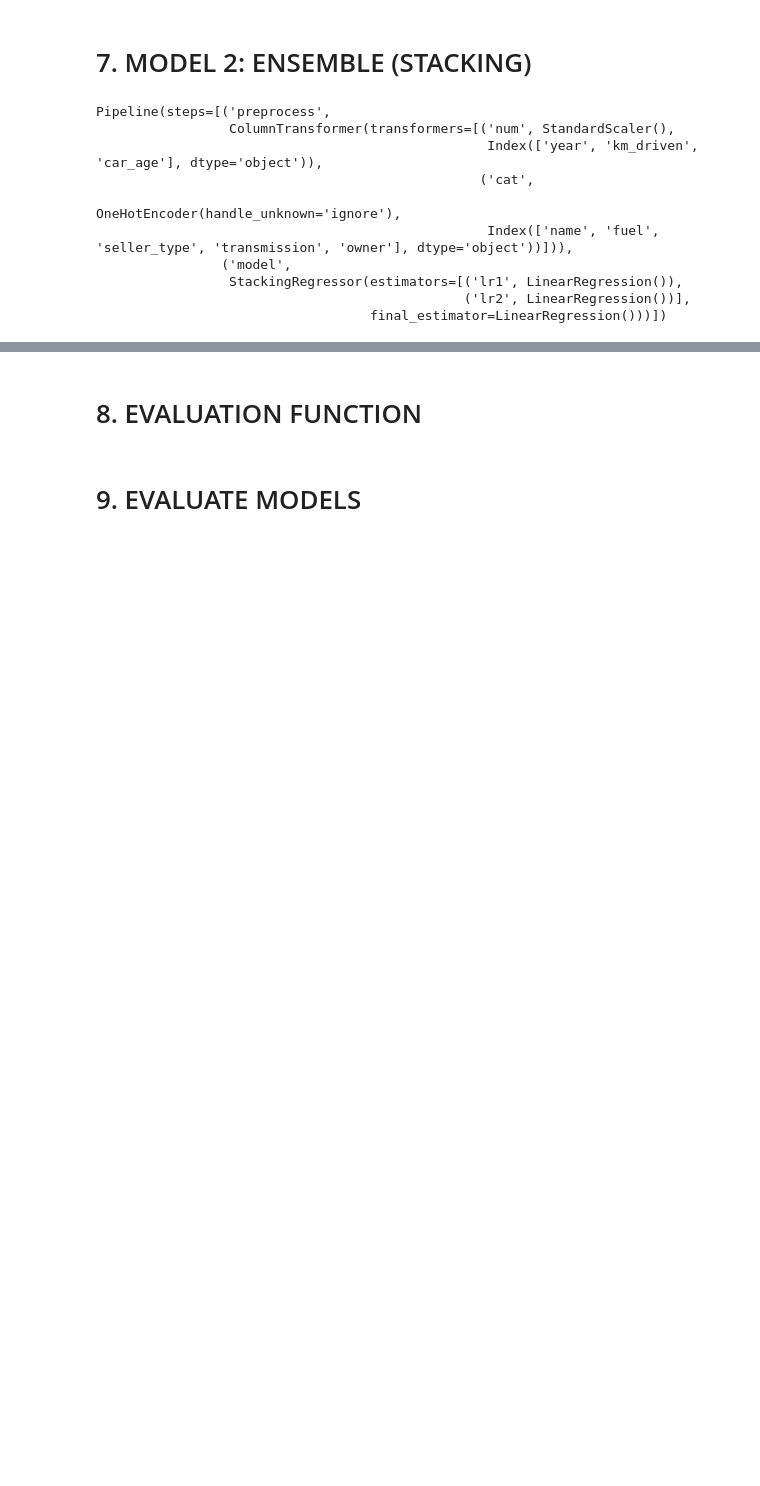
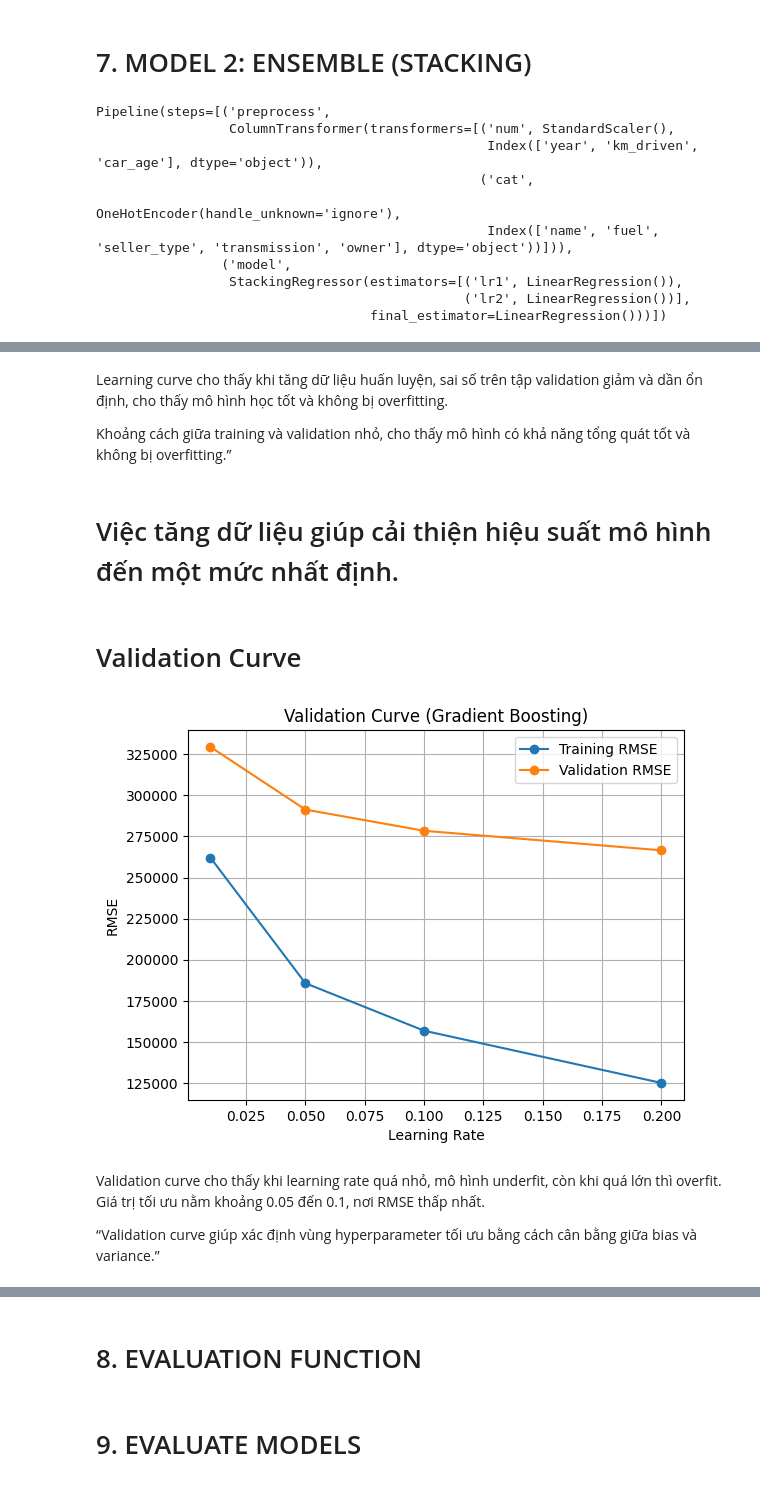
Before and after one commit to hoangchaulanbao/HocmayNC, a Jupyter notebook: Du_doan_gia_xe_o_to.ipynb, the cells around one changed output, grey strips where cells are left out. Cells and saved outputs as stored; diff of their text form; code cells hidden in the pictures; blank space fills up the shorter version.

```diff
--- a/Du_doan_gia_xe_o_to.ipynb
+++ b/Du_doan_gia_xe_o_to.ipynb
@@ -706,0 +1009,48 @@ Pipeline(steps=[('preprocess',
+# %% [markdown]
+Learning curve cho thấy khi tăng dữ liệu huấn luyện, sai số trên tập validation giảm và dần ổn định, cho thấy mô hình học tốt và không bị overfitting.
+
+Khoảng cách giữa training và validation nhỏ, cho thấy mô hình có khả năng tổng quát tốt và không bị overfitting.”
+# %% [markdown]
+# Việc tăng dữ liệu giúp cải thiện hiệu suất mô hình đến một mức nhất định.
+# %% [markdown]
+# Validation Curve
+# %%
+from sklearn.model_selection import validation_curve
+import numpy as np
+import matplotlib.pyplot as plt
+
+param_range = [0.01, 0.05, 0.1, 0.2]
+
+train_scores, val_scores = validation_curve(
+    best_gb,   # hoặc gb_pipeline nếu chưa tune
+    X,
+    y,
+    param_name="model__learning_rate",
+    param_range=param_range,
+    cv=5,
+    scoring='neg_root_mean_squared_error',
+    n_jobs=-1
+)
+
+# chuyển sang RMSE
+train_rmse = -train_scores.mean(axis=1)
+val_rmse = -val_scores.mean(axis=1)
+
+# plot
+plt.figure()
+plt.plot(param_range, train_rmse, marker='o', label='Training RMSE')
+plt.plot(param_range, val_rmse, marker='o', label='Validation RMSE')
+
+plt.xlabel('Learning Rate')
+plt.ylabel('RMSE')
+plt.title('Validation Curve (Gradient Boosting)')
+plt.legend()
+plt.grid()
+plt.show()
+# %% [output]
+[figure, added]
+# %% [markdown]
+Validation curve cho thấy khi learning rate quá nhỏ, mô hình underfit, còn khi quá lớn thì overfit. Giá trị tối ưu nằm khoảng 0.05 đến 0.1, nơi RMSE thấp nhất.
+
+
+“Validation curve giúp xác định vùng hyperparameter tối ưu bằng cách cân bằng giữa bias và variance.”
```
Also changed, not shown: parts of 29 cells of this notebook.
